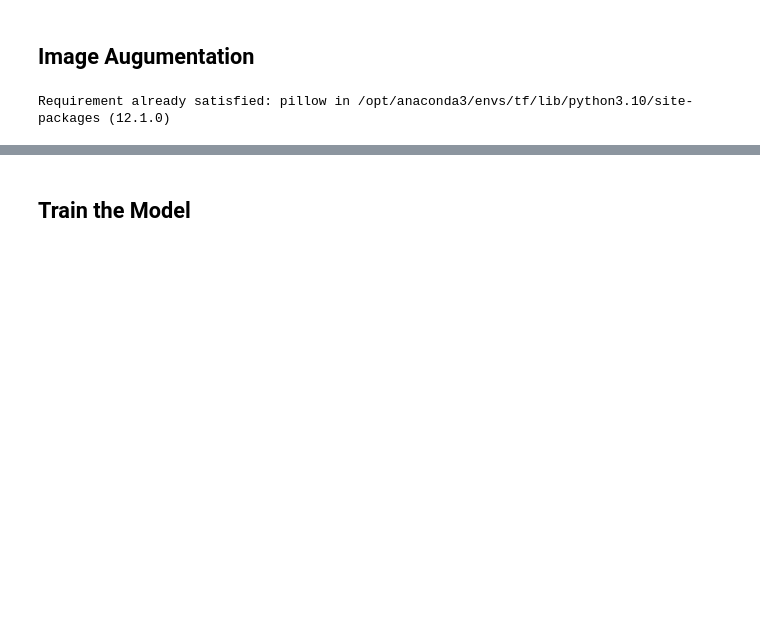
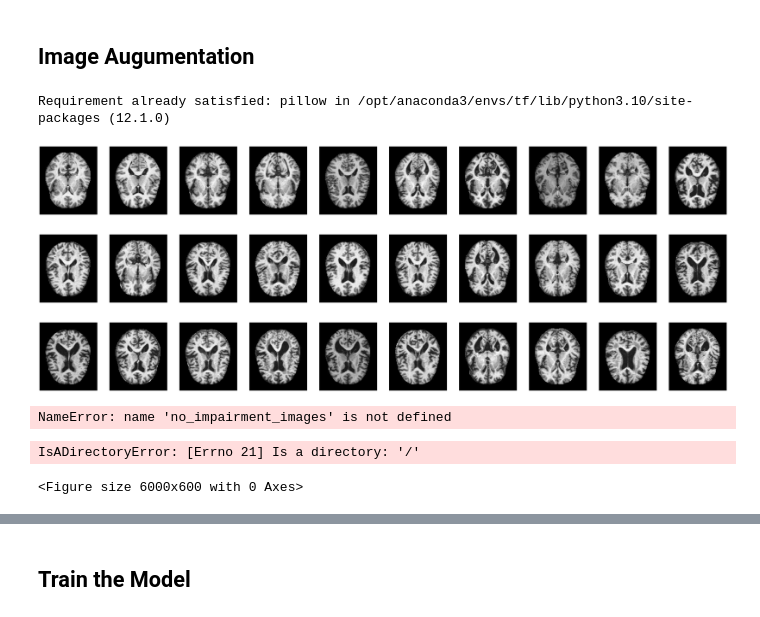
Before and after one commit to maisiev/Predicting-Dementia-Severity, a Jupyter notebook: Dementia_Predicting.ipynb, the cells around one changed output, grey strips where cells are left out. Drawn from its saved outputs; the diff is of its cells as text; code cells hidden in the pictures; blank space fills up the shorter version.

Commit message:
Add Image Augumentation

```diff
--- a/Dementia_Predicting.ipynb
+++ b/Dementia_Predicting.ipynb
@@ -142,3 +142,79 @@ np.float64(0.30430453431372545)
 from PIL import Image
 # %% [output]
 Requirement already satisfied: pillow in /opt/anaconda3/envs/tf/lib/python3.10/site-packages (12.1.0)
+# %%
+image_names = os.listdir(NoImpairment)
+
+plt.figure(figsize=(60, 6))
+for i, name in enumerate(image_names[:num_images]):
+    img_path = os.path.join(NoImpairment, name)
+    img = Image.open(img_path)
+    plt.subplot(1, num_images, i+1)
+    plt.imshow(img, cmap='gray')
+    plt.axis('off')
+# %% [output]
+[figure, added]
+# %%
+image_names = os.listdir(MildImpairment)
+
+plt.figure(figsize=(60, 6))
+for i, name in enumerate(image_names[:num_images]):
+    img_path = os.path.join(MildImpairment, name)
+    img = Image.open(img_path)
+    plt.subplot(1, num_images, i+1)
+    plt.imshow(img, cmap='gray')
+    plt.axis('off')
+# %% [output]
+[figure, added]
+# %%
+image_names = os.listdir(ModerateImpairment)
+
+plt.figure(figsize=(60, 6))
+for i, name in enumerate(image_names[:num_images]):
+    img_path = os.path.join(ModerateImpairment, name)
+    img = Image.open(img_path)
+    plt.subplot(1, num_images, i+1)
+    plt.imshow(img, cmap='gray')
+    plt.axis('off')
+# %% [output]
+[figure, added]
+# %%
+valid_ext = ('.png', '.jpg', '.jpeg')
+
+count = 0
+for image_name in NoImpairment:
+    img_path = os.path.join(no_impairment_dir, image_name)
+
+    if not image_name.lower().endswith(valid_ext):
+        continue
+    if os.path.isdir(img_path):
+        continue
+
+    img = Image.open(img_path)
+
+    plt.subplot(1, num_images, count + 1)
+    plt.imshow(img)
+    plt.axis('off')
+
+    count += 1
+    if count == num_images:
+        break
+# %% [output]
+NameError: name 'no_impairment_images' is not defined
+# %%
+num_images=10
+
+plt.figure(figsize=(60, 6))
+for i, image_name in enumerate(NoImpairment[:num_images]):
+    img_path = os.path.join(NoImpairment, image_name)
+    img = Image.open(img_path)
+    plt.subplot(1, num_images, i+1)
+    plt.imshow(img)
+    plt.title(f"Uninfected Cell",fontsize =8)
+    plt.axis('off')
+
+
+plt.show()
+# %% [output]
+IsADirectoryError: [Errno 21] Is a directory: '/'
+<Figure size 6000x600 with 0 Axes>
```
Also changed, not shown: parts of 2 cells of this notebook.
